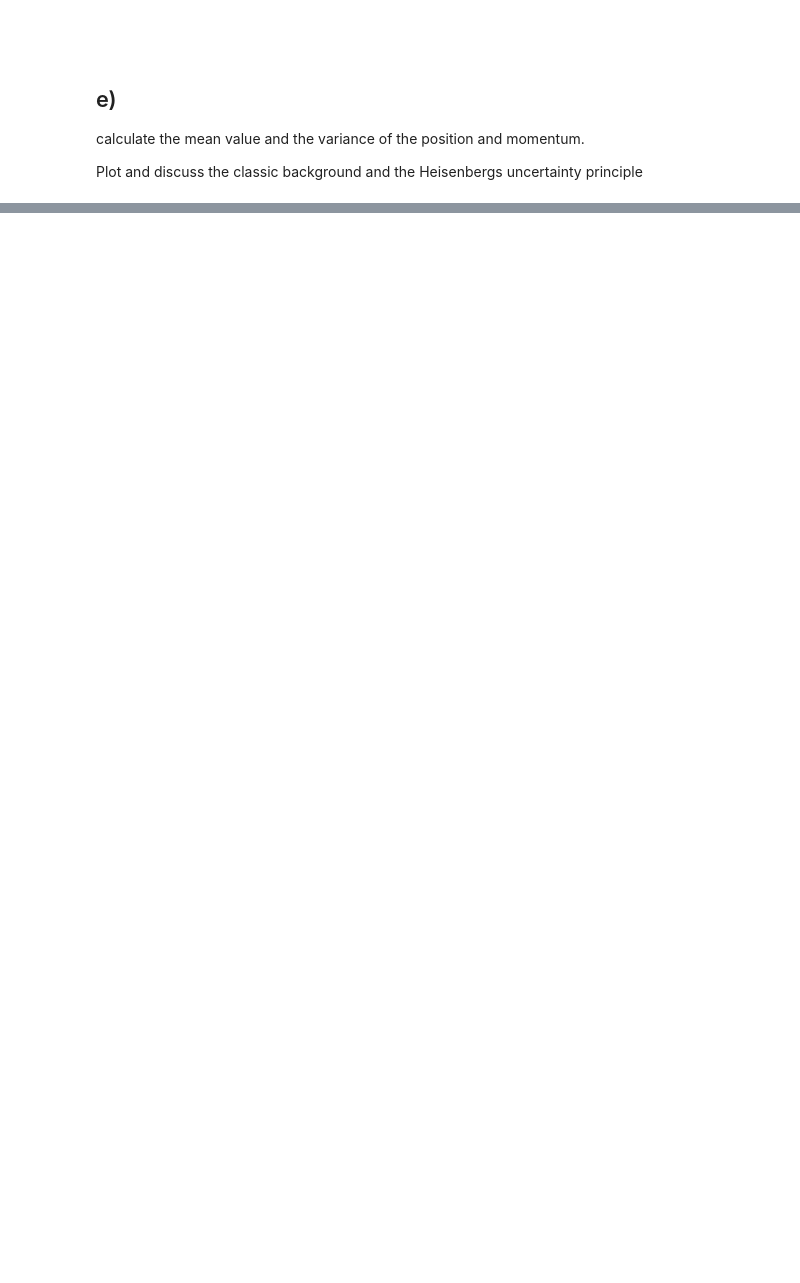
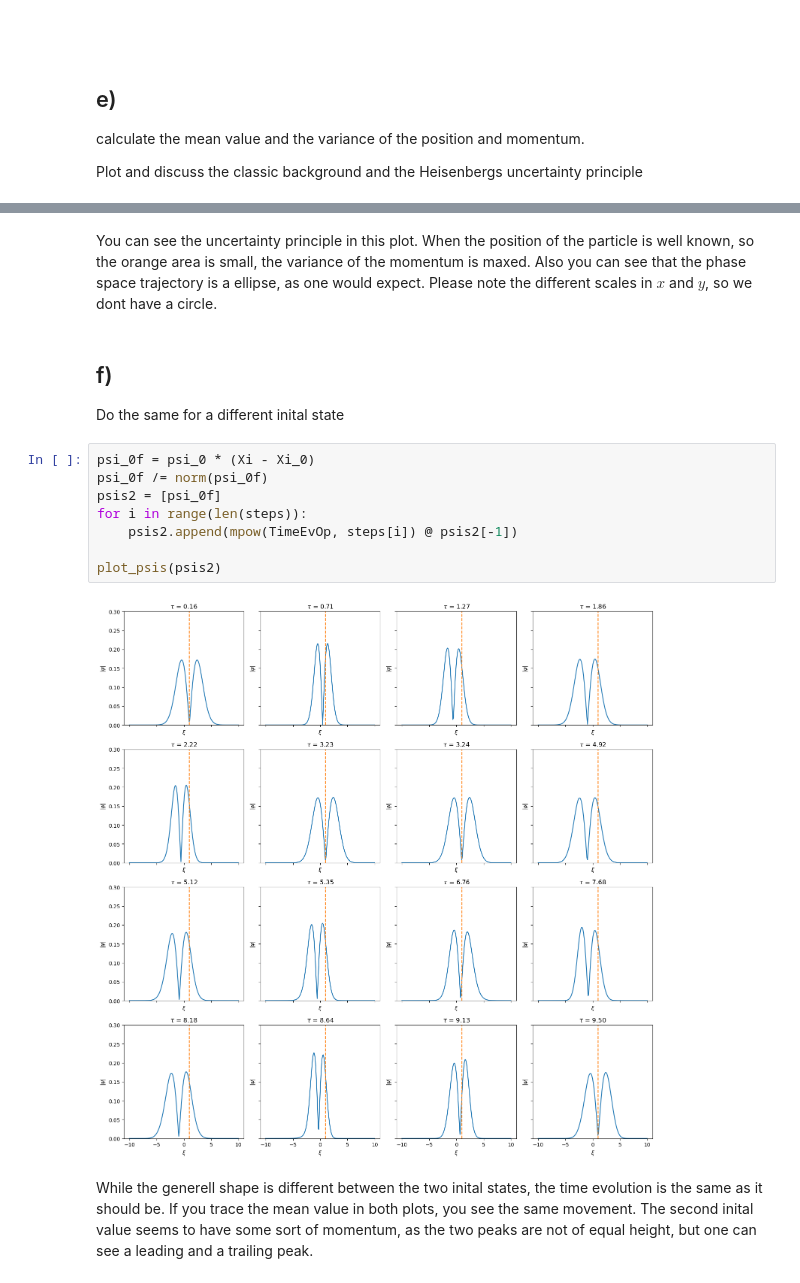
Before and after one commit to FSchierok/compPhys, a Jupyter notebook: Sheet07/A1.ipynb, the cells around one changed output, grey strips where cells are left out. Cells and saved outputs as stored; diff of their text form; blank space fills up the shorter version.

```diff
--- a/Sheet07/A1.ipynb
+++ b/Sheet07/A1.ipynb
@@ -132,0 +179,17 @@ plt.show()
+# %% [markdown]
+You can see the uncertainty principle in this plot. When the position of the particle is well known, so the orange area is small, the variance of the momentum is maxed. Also you can see that the phase space trajectory is a ellipse, as one would expect. Please note the different scales in $x$ and $y$, so we dont have a circle.
+# %% [markdown]
+## f)
+Do the same for a different inital state
+# %%
+psi_0f = psi_0 * (Xi - Xi_0)
+psi_0f /= norm(psi_0f)
+psis2 = [psi_0f]
+for i in range(len(steps)):
+    psis2.append(mpow(TimeEvOp, steps[i]) @ psis2[-1])
+
+plot_psis(psis2)
+# %% [output]
+[figure, added]
+# %% [markdown]
+While the generell shape is different between the two inital states, the time evolution is the same as it should be. If you trace the mean value in both plots, you see the same movement. The second inital value seems to have some sort of momentum, as the two peaks are not of equal height, but one can see a leading and a trailing peak.
```
Also changed, not shown: parts of 24 cells of this notebook.
